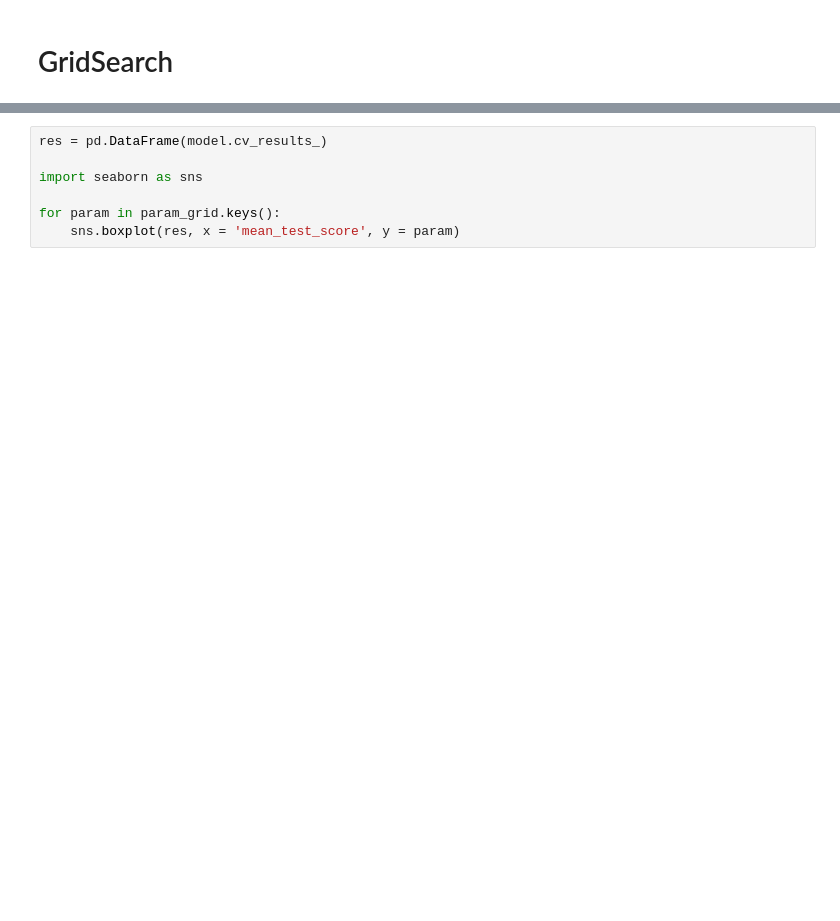
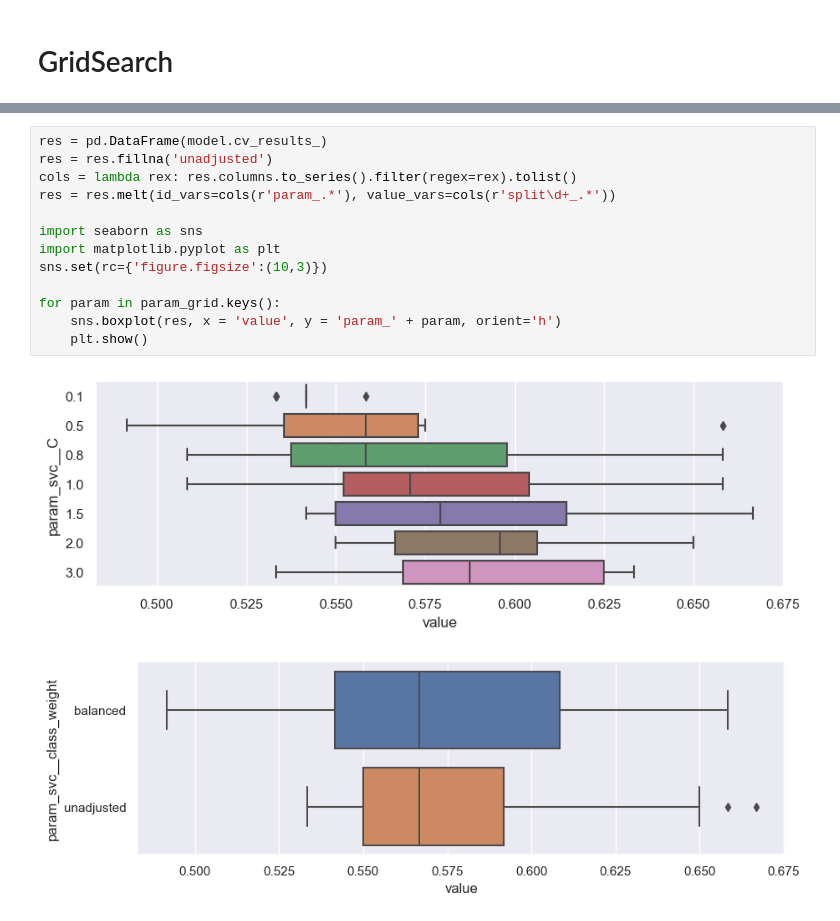
Before and after one commit to MattiaCastaldo/SL_HW2, a Jupyter notebook: rf-cor.ipynb, the cells around one changed output, grey strips where cells are left out. Drawn from its saved outputs; the diff is of its cells as text; blank space fills up the shorter version.

```diff
--- a/rf-cor.ipynb
+++ b/rf-cor.ipynb
@@ -179,7 +187,16 @@ model.fit(X, y)
 # %%
 res = pd.DataFrame(model.cv_results_)
+res = res.fillna('unadjusted')
+cols = lambda rex: res.columns.to_series().filter(regex=rex).tolist()
+res = res.melt(id_vars=cols(r'param_.*'), value_vars=cols(r'split\d+_.*'))
 
 import seaborn as sns
+import matplotlib.pyplot as plt
+sns.set(rc={'figure.figsize':(10,3)})
 
 for param in param_grid.keys():
-    sns.boxplot(res, x = 'mean_test_score', y = param)
+    sns.boxplot(res, x = 'value', y = 'param_' + param, orient='h')
+    plt.show()
+# %% [output]
+[figure, added]
+[figure, added]
```
Also changed, not shown: parts of 7 cells of this notebook.
